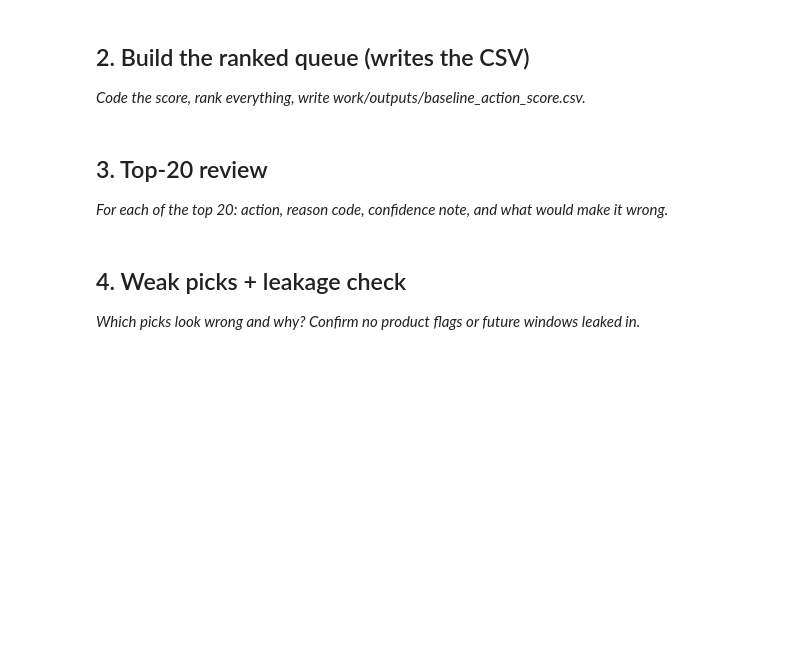
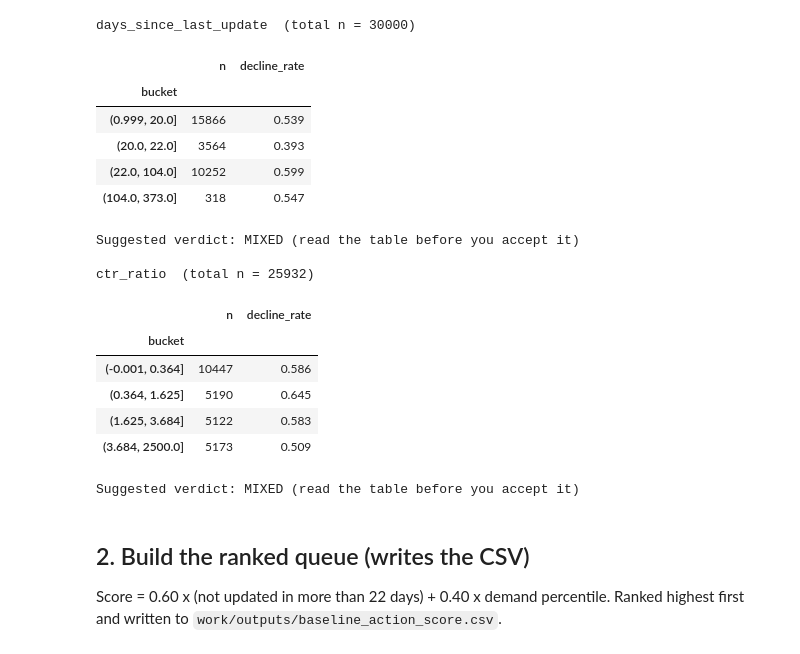
Before and after one commit to NAJAM2005/flyrank-ml-internship, a Jupyter notebook: work/notebooks/w04_baseline_score.ipynb, the cells around one changed output. Drawn from its saved outputs; the diff is of its cells as text; code cells hidden in the pictures; blank space fills up the shorter version.

```diff
--- a/work/notebooks/w04_baseline_score.ipynb
+++ b/work/notebooks/w04_baseline_score.ipynb
@@ -15,0 +9,14 @@ This skeleton is yours to fill. Work the sections **in order** — each one has
+# %%
+%pip install -q pandas numpy
+import os, subprocess
+import numpy as np, pandas as pd
+from IPython.display import display
+
+if not os.path.exists("data/raw/content_refresh_anonymized.csv"):
+    if not os.path.isdir("flyrank-ml-internship"):
+        subprocess.run(["git", "clone", "https://github.com/NAJAM2005/flyrank-ml-internship.git"], check=True)
+    os.chdir("flyrank-ml-internship")
+
+df = pd.read_csv("data/raw/content_refresh_anonymized.csv")
+df["is_declining"] = (df["trend_direction"] == "down").astype(int)   # used for checks only, never as a score input
+print(df.shape, "| declining share:", round(df["is_declining"].mean(), 3))
@@ -16,4 +44,50 @@ This skeleton is yours to fill. Work the sections **in order** — each one has
+# %%
+def bucket_check(d, col, expect, q=5):
+    x = d[[col, "is_declining"]].dropna()
+    x = x.assign(bucket=pd.qcut(x[col], q, duplicates="drop"))
+    t = (x.groupby("bucket", observed=True)
+           .agg(n=("is_declining", "size"), decline_rate=("is_declining", "mean")).round(3))
+    print(f"{col}  (total n = {len(x)})")
+    display(t)
+    r, diffs = t["decline_rate"].values, np.diff(t["decline_rate"].values)
+    if r.max() - r.min() < 0.03:
+        v = "FALSE"
+    elif (diffs >= 0).all() or (diffs <= 0).all():
+        v = "CONFIRMED" if ((diffs >= 0).all() == (expect == "up")) else "OPPOSITE"
+    else:
+        v = "MIXED"
+    print("Suggested verdict:", v, "(read the table before you accept it)\n")
+    return v
+
+# Signal 1: staleness (expect more stale -> more decline)
+v1 = bucket_check(df, "days_since_last_update", expect="up")
+
+# Signal 2: CTR vs peers at the same position (expect lower ratio -> more decline)
+d = df[(df["avg_position"] > 0) & (df["impressions_90d"] > 0)].copy()
+d["pos_bucket"] = pd.qcut(d["avg_position"], 10, duplicates="drop")
+d["expected_ctr"] = d.groupby("pos_bucket", observed=True)["ctr"].transform("median")
+d["ctr_ratio"] = d["ctr"] / d["expected_ctr"].replace(0, np.nan)
+df["ctr_ratio"] = d["ctr_ratio"]
+v2 = bucket_check(df, "ctr_ratio", expect="down")
+# %% [output]
+days_since_last_update  (total n = 30000)
+|  | n | decline_rate |
+| bucket |  |  |
+| (0.999, 20.0] | 15866 | 0.539 |
+| (20.0, 22.0] | 3564 | 0.393 |
+| (22.0, 104.0] | 10252 | 0.599 |
+| (104.0, 373.0] | 318 | 0.547 |
+Suggested verdict: MIXED (read the table before you accept it)
+
+ctr_ratio  (total n = 25932)
+|  | n | decline_rate |
+| bucket |  |  |
+| (-0.001, 0.364] | 10447 | 0.586 |
+| (0.364, 1.625] | 5190 | 0.645 |
+| (1.625, 3.684] | 5122 | 0.583 |
+| (3.684, 2500.0] | 5173 | 0.509 |
+Suggested verdict: MIXED (read the table before you accept it)
 # %% [markdown]
 ## 2. Build the ranked queue (writes the CSV)
 
-*Code the score, rank everything, write work/outputs/baseline_action_score.csv.*
+Score = 0.60 x (not updated in more than 22 days) + 0.40 x demand percentile. Ranked highest first and written to `work/outputs/baseline_action_score.csv`.
@@ -23,4 +93,0 @@ This skeleton is yours to fill. Work the sections **in order** — each one has
-# %% [markdown]
-## 3. Top-20 review
-
-*For each of the top 20: action, reason code, confidence note, and what would make it wrong.*
@@ -30,4 +93,0 @@ This skeleton is yours to fill. Work the sections **in order** — each one has
-# %% [markdown]
-## 4. Weak picks + leakage check
-
-*Which picks look wrong and why? Confirm no product flags or future windows leaked in.*
```
Also changed, not shown: parts of 13 cells of this notebook.
